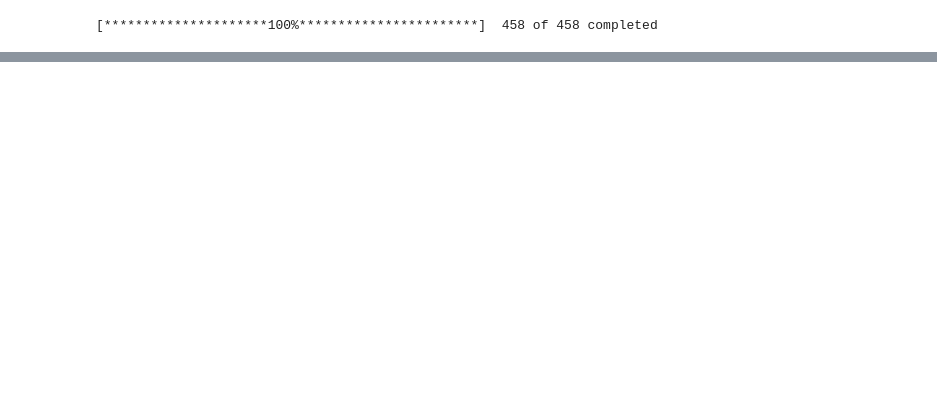
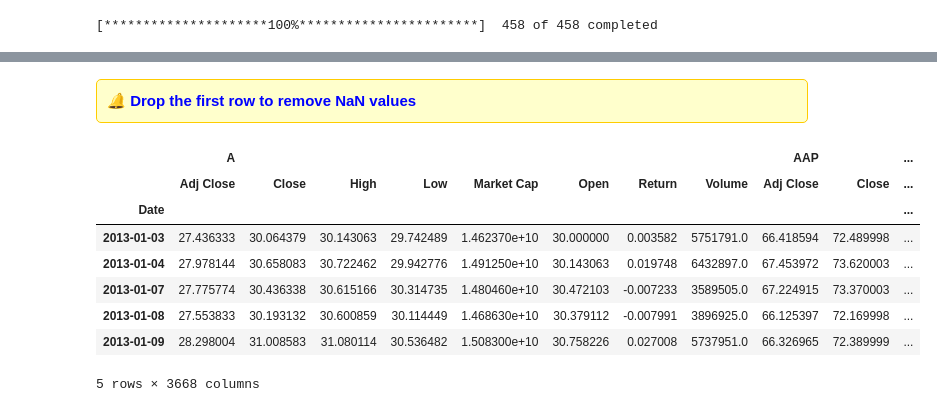
Before and after one commit to zahrabihlal/SP500-EqualVsMarket-PerformanceDive, a Jupyter notebook: MWI_vs_EWI_SP500.ipynb, the cells around one changed output, grey strips where cells are left out. Drawn from its saved outputs; the diff is of its cells as text; code cells hidden in the pictures; blank space fills up the shorter version.

```diff
--- a/MWI_vs_EWI_SP500.ipynb
+++ b/MWI_vs_EWI_SP500.ipynb
@@ -198,0 +271,35 @@ merged_data.head()
+# %%
+import pandas as pd
+import numpy as np
+
+data_copy = merged_data.copy()
+tickers = data_copy.columns.get_level_values(0).unique()
+
+weights_ewi = pd.DataFrame(index=data_copy.index, columns=tickers)
+weights_mwi = pd.DataFrame(index=data_copy.index, columns=tickers)
+
+weights_ewi.iloc[0] = 1 / len(tickers)
+total_market_cap = data_copy.iloc[0].xs('Market Cap', level=1).sum()
+weights_mwi.iloc[0] = data_copy.iloc[0].xs('Market Cap', level=1) / total_market_cap
+
+third_fridays = pd.date_range(start=data_copy.index.min(), end=data_copy.index.max(), freq='WOM-3FRI')
+rebalance_dates = third_fridays[third_fridays.month.isin([3, 6, 9, 12])]
+rebalance_dates = rebalance_dates.intersection(data_copy.index)
+
+for date in rebalance_dates:
+    if date > weights_ewi.index.min():
+        weights_ewi.loc[date] = 1 / len(tickers)
+        market_caps = data_copy.loc[date].xs('Market Cap', level=1)
+        total_market_cap = market_caps.sum()
+        weights_mwi.loc[date] = market_caps / total_market_cap
+
+weights_ewi = weights_ewi.fillna(method='ffill')
+weights_mwi = weights_mwi.fillna(method='ffill')
+
+for ticker in tickers:
+    data_copy[(ticker, 'Return')] = data_copy[(ticker, 'Close')].pct_change()
+
+data_copy[('EWI', 'Return')] = (data_copy.xs('Return', axis=1, level=1) * weights_ewi).sum(axis=1)
+data_copy[('MWI', 'Return')] = (data_copy.xs('Return', axis=1, level=1) * weights_mwi).sum(axis=1)
+data_copy[('EWI', 'Cumulative Return')] = (1 + data_copy[('EWI', 'Return')]).cumprod() - 1
+data_copy[('MWI', 'Cumulative Return')] = (1 + data_copy[('MWI', 'Return')]).cumprod() - 1
@@ -198,0 +318,18 @@ merged_data.head()
+# %% [markdown]
+<div style="background-color: #ffffcc; padding: 10px; border: 1px solid #ffcc00; border-radius: 5px; margin: 10px 0;">
+    <span style="color: #666699; font-style: italic;">🔔</span> <span style="color:blue; font-weight: bold;">Drop the first row to remove NaN values</span>
+</div>
+# %%
+df_portfolio = data_copy.iloc[1:]
+df_portfolio = df_portfolio.sort_index(axis=1)
+df_portfolio.head()
+# %% [output]
+|  | A |  |  |  |  |  |  |  | AAP |  | ... |
+|  | Adj Close | Close | High | Low | Market Cap | Open | Return | Volume | Adj Close | Close | ... |
+| Date |  |  |  |  |  |  |  |  |  |  | ... |
+| 2013-01-03 | 27.436333 | 30.064379 | 30.143063 | 29.742489 | 1.462370e+10 | 30.000000 | 0.003582 | 5751791.0 | 66.418594 | 72.489998 | ... |
+| 2013-01-04 | 27.978144 | 30.658083 | 30.722462 | 29.942776 | 1.491250e+10 | 30.143063 | 0.019748 | 6432897.0 | 67.453972 | 73.620003 | ... |
+| 2013-01-07 | 27.775774 | 30.436338 | 30.615166 | 30.314735 | 1.480460e+10 | 30.472103 | -0.007233 | 3589505.0 | 67.224915 | 73.370003 | ... |
+| 2013-01-08 | 27.553833 | 30.193132 | 30.600859 | 30.114449 | 1.468630e+10 | 30.379112 | -0.007991 | 3896925.0 | 66.125397 | 72.169998 | ... |
+| 2013-01-09 | 28.298004 | 31.008583 | 31.080114 | 30.536482 | 1.508300e+10 | 30.758226 | 0.027008 | 5737951.0 | 66.326965 | 72.389999 | ... |
+5 rows × 3668 columns
```
Also changed, not shown: parts of 17 cells of this notebook.
